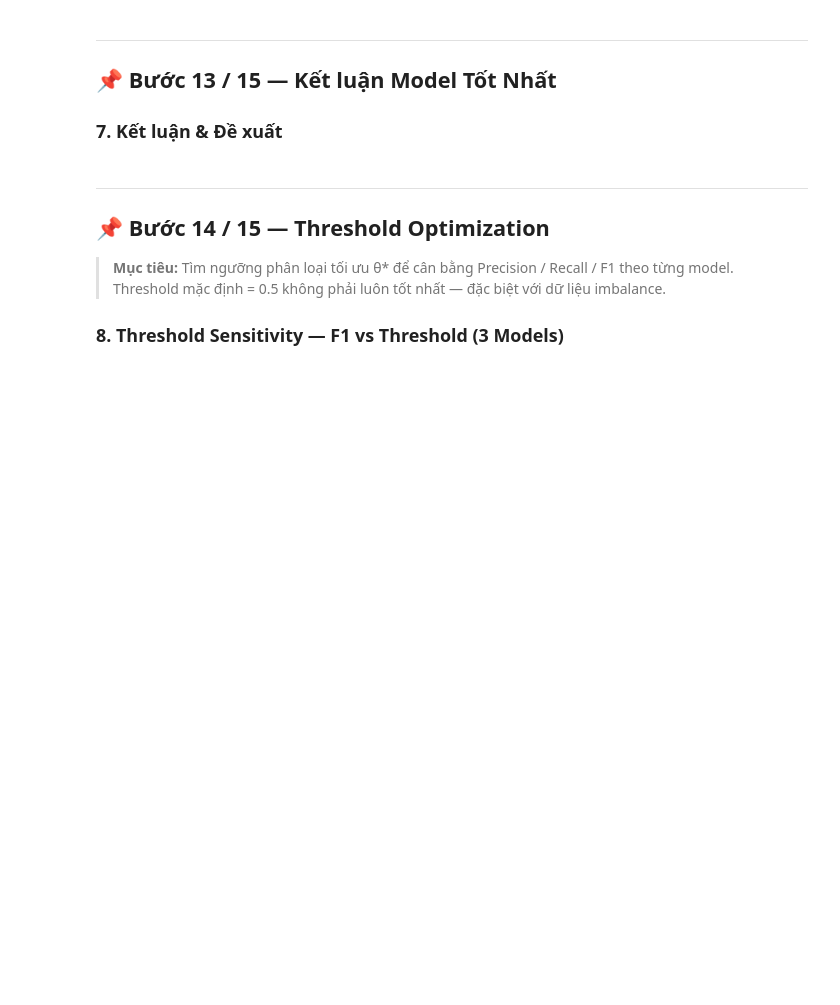
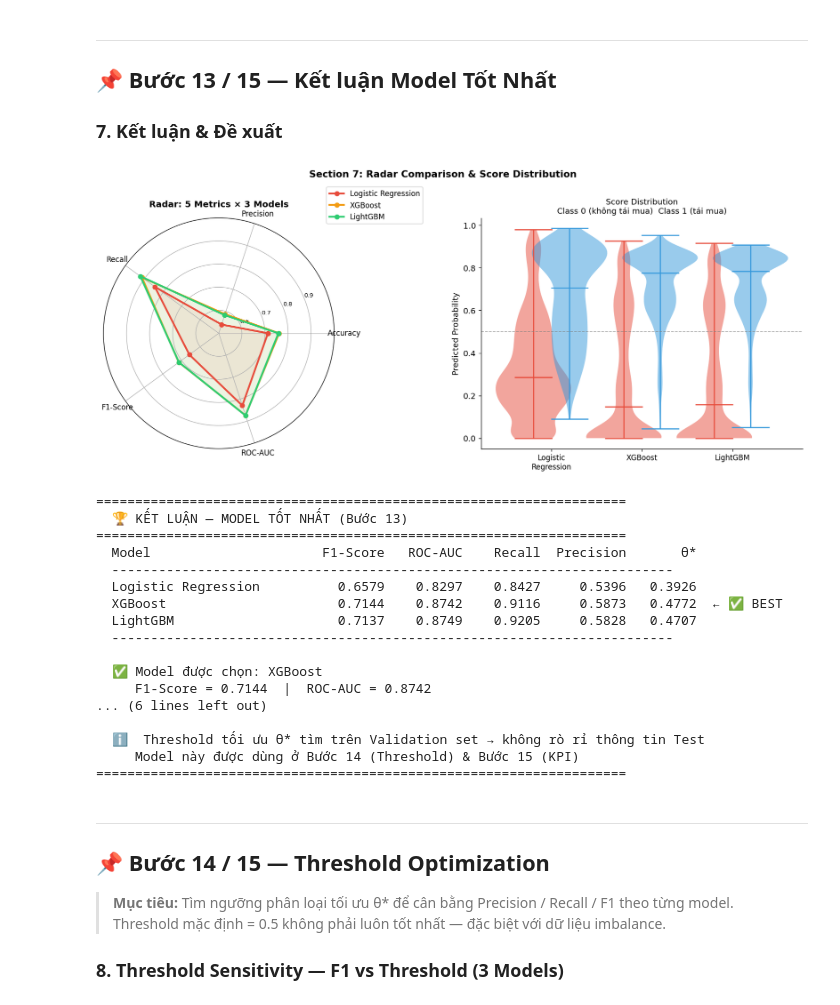
Before and after one commit to TranThiNgocVy/MOCK_PROJECT-NHOM2, a Jupyter notebook: 4_Model_Evaluation.ipynb, the cells around one changed output. Saved outputs shown, nothing was run; the diff lists cells and outputs as text; code cells hidden in the pictures; blank space fills up the shorter version.

```diff
--- a/4_Model_Evaluation.ipynb
+++ b/4_Model_Evaluation.ipynb
@@ -357,16 +408,16 @@ for i, (name, color) in enumerate(zip(models, PALETTE_3)):
     x_off = i * 0.3
     vp0 = ax_dist.violinplot([probs_0], positions=[x_off], widths=0.25, showmedians=True)
     vp1 = ax_dist.violinplot([probs_1], positions=[x_off + 0.12], widths=0.25, showmedians=True)
-    for body in vp0['bodies']: body.set_facecolor('#3498DB'); body.set_alpha(0.5)
-    for body in vp1['bodies']: body.set_facecolor('#E74C3C'); body.set_alpha(0.5)
+    for body in vp0['bodies']: body.set_facecolor('#E74C3C'); body.set_alpha(0.5)
+    for body in vp1['bodies']: body.set_facecolor('#3498DB'); body.set_alpha(0.5)
     for part in ['cbars', 'cmins', 'cmaxes', 'cmedians']:
-        if part in vp0: vp0[part].set_color('#3498DB')
-        if part in vp1: vp1[part].set_color('#E74C3C')
+        if part in vp0: vp0[part].set_color('#E74C3C')
+        if part in vp1: vp1[part].set_color('#3498DB')
 
 ax_dist.set_xticks([0.06, 0.36, 0.66])
 ax_dist.set_xticklabels(['Logistic\nRegression', 'XGBoost', 'LightGBM'], fontsize=10)
 ax_dist.set_ylabel('Predicted Probability')
-ax_dist.set_title('Score Distribution\n🔵 Class 0 (không tái mua)  🔴 Class 1 (tái mua)', fontsize=11)
+ax_dist.set_title('Score Distribution\nClass 0 (không tái mua)  Class 1 (tái mua)', fontsize=11)
 ax_dist.axhline(0.5, color='gray', linestyle='--', alpha=0.6, linewidth=1)
 
 fig.suptitle('Section 7: Radar Comparison & Score Distribution', fontsize=13, fontweight='bold')
@@ -391,33 +442,52 @@ model_reasons = {
         '→ scale_pos_weight xử lý tốt class imbalance',
         '→ Early Stopping trên Val set — chống overfitting',
         '→ F1-Score và ROC-AUC cao nhất trong 3 models',
     ],
     'Logistic Regression': [
         '→ Linear baseline interpretable — dễ giải thích cho stakeholder',
         '→ class_weight=balanced xử lý class imbalance',
         '→ Threshold tuning trên Val set cho F1 tối ưu',
         '→ F1-Score cao nhất trong 3 models',
     ],
 }
 
 print('\n' + '='*68)
 print('  🏆 KẾT LUẬN — MODEL TỐT NHẤT (Bước 13)')
 print('='*68)
 print(f'  {"Model":<25} {"F1-Score":>9} {"ROC-AUC":>9} {"Recall":>9} {"Precision":>10} {"θ*":>8}')
 print(f'  {"-"*72}')
 for name, res in results_dict.items():
     tag = '  ← ✅ BEST' if name == best_name else ''
     print(f'  {name:<25} {res["F1-Score"]:>9.4f} {res["ROC-AUC"]:>9.4f} '
           f'{res["Recall"]:>9.4f} {res["Precision"]:>10.4f} {res["Threshold"]:>8.4f}{tag}')
 print(f'  {"-"*72}')
 print(f'\n  ✅ Model được chọn: {best_name}')
 print(f'     F1-Score = {best_f1:.4f}  |  ROC-AUC = {best_auc:.4f}')
 print(f'\n  📋 Lý do lựa chọn:')
 for reason in model_reasons.get(best_name, ['→ F1-Score cao nhất trong 3 models']):
     print(f'     {reason}')
 print(f'\n  ℹ️  Threshold tối ưu θ* tìm trên Validation set → không rò rỉ thông tin Test')
 print(f'     Model này được dùng ở Bước 14 (Threshold) & Bước 15 (KPI)')
 print('='*68)
+# %% [output]
+[figure, added]
+====================================================================
+  🏆 KẾT LUẬN — MODEL TỐT NHẤT (Bước 13)
+====================================================================
+  Model                      F1-Score   ROC-AUC    Recall  Precision       θ*
+  ------------------------------------------------------------------------
+  Logistic Regression          0.6579    0.8297    0.8427     0.5396   0.3926
+  XGBoost                      0.7144    0.8742    0.9116     0.5873   0.4772  ← ✅ BEST
+  LightGBM                     0.7137    0.8749    0.9205     0.5828   0.4707
+  ------------------------------------------------------------------------
+
+  ✅ Model được chọn: XGBoost
+     F1-Score = 0.7144  |  ROC-AUC = 0.8742
+... (6 lines left out)
+
+  ℹ️  Threshold tối ưu θ* tìm trên Validation set → không rò rỉ thông tin Test
+     Model này được dùng ở Bước 14 (Threshold) & Bước 15 (KPI)
+====================================================================
 # %% [markdown]
 
 ---
```
Also changed, not shown: parts of 11 cells of this notebook, 18 other files.
